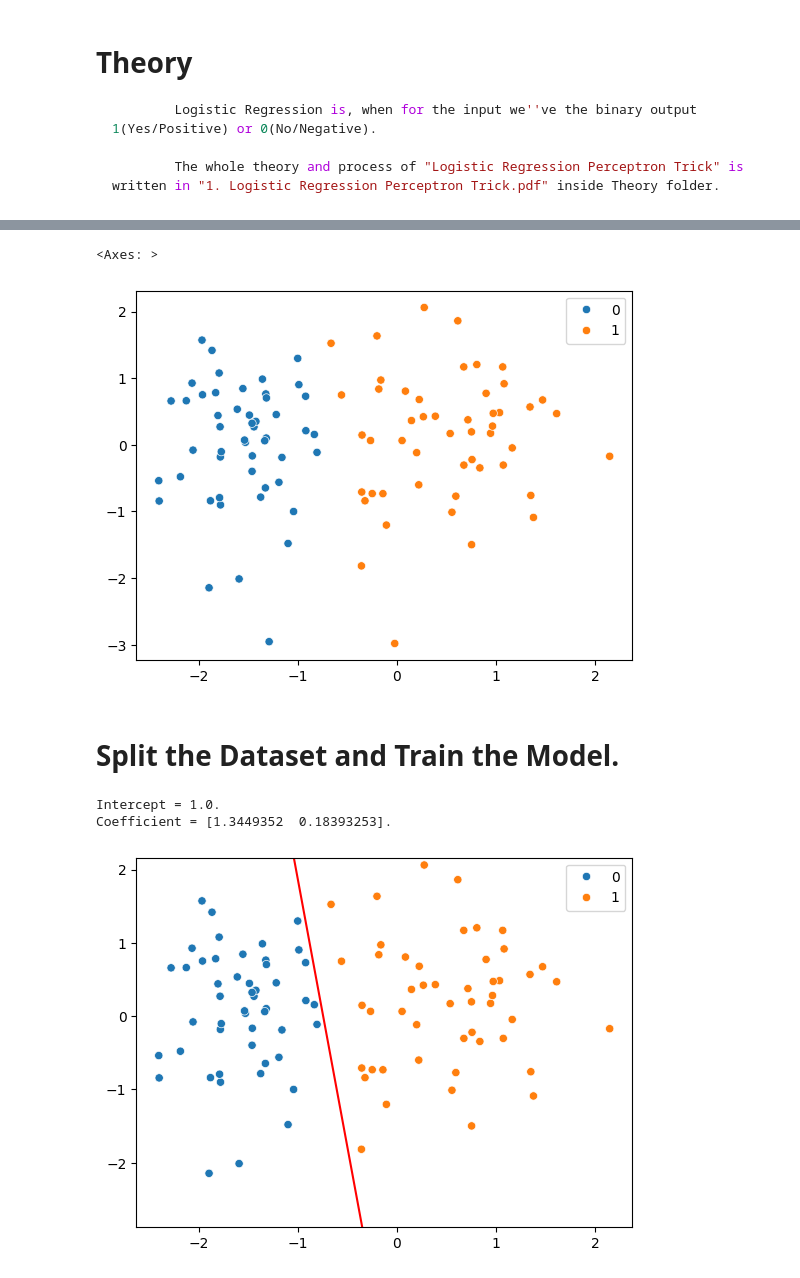
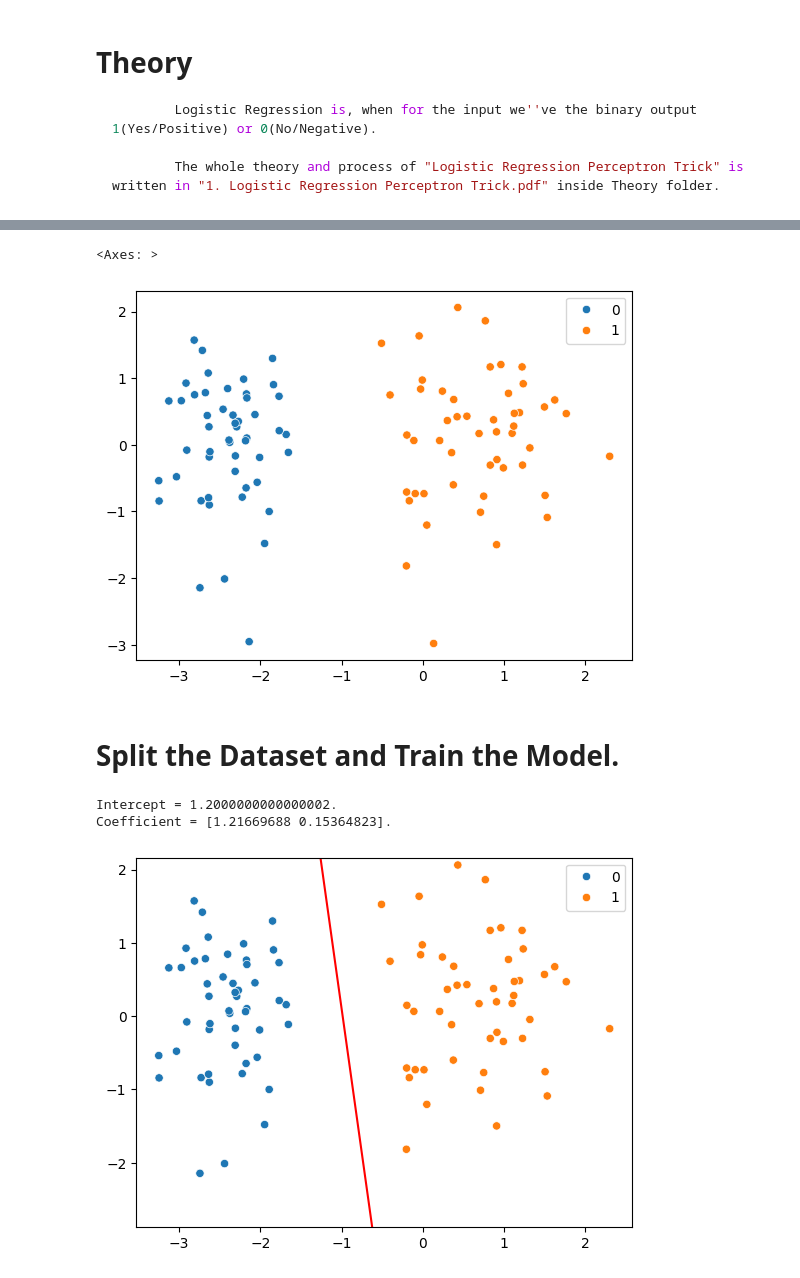
Before and after one commit to speedy1601/Data-Science-Library, a Jupyter notebook: Machine Learning/Logistic Regression/Code/1. Perceptron/Logistic_regression_perceptron_trick.ipynb, the cells around one changed output, grey strips where cells are left out. Saved outputs shown, nothing was run; the diff lists cells and outputs as text; code cells hidden in the pictures.

````diff
--- a/Machine Learning/Logistic Regression/Code/1. Perceptron/Logistic_regression_perceptron_trick.ipynb
+++ b/Machine Learning/Logistic Regression/Code/1. Perceptron/Logistic_regression_perceptron_trick.ipynb
@@ -39,12 +41,12 @@ import matplotlib.pyplot as plt
 # %%
 # X.shape = (100, 2), y.shape = (100). X contains 2 Input columns and y contains 1 Binary(0/1) Output column.
 X, y = make_classification(n_samples=100, n_features=2, n_informative=1, n_redundant=0,
-                           n_classes=2, n_clusters_per_class=1, random_state=41, hypercube=False, class_sep=10)
+                           n_classes=2, n_clusters_per_class=1, random_state=41, hypercube=False, class_sep=15)
 
 sns.scatterplot(x=X[:, 0], y=X[:, 1], hue=y) # scatterplot of x1 and x2 input columns, (x1, x2) points.
 # %% [output]
 <Axes: >
-[figure, old version]
+[figure, new version]
 # %% [markdown]
 #                                   Split the Dataset and Train the Model.
 # %%
@@ -72,38 +74,38 @@ class Logistic_Perceptron: # I didn't put the predict function because campusx d
         self.intercept, self.coeff_ = W[0], W[1:]
 
         print(f"Intercept = {self.intercept}.")
         print(f"Coefficient = {self.coeff_}.")
 
 def main():
     #               Create Dataset, split it for training and testing, fit it to the model.
 
     X, y = make_classification(n_samples=100, n_features=2, n_informative=1, n_redundant=0,
-                               n_classes=2, n_clusters_per_class=1, random_state=41, hypercube=False, class_sep=10)
+                               n_classes=2, n_clusters_per_class=1, random_state=41, hypercube=False, class_sep=15)
 
     x_train, x_test, y_train, y_test = train_test_split(X, y, test_size=0.2, random_state=2) # (80, 2), (20, 2), (80), (20).
 
     lp = Logistic_Perceptron(learning_rate=0.1, epochs=1000) # To see how it works, watch "perceptron.gif".
     lp.fit(x_train, y_train)
 
-    #               Drawing the Boundary Line. (Explained in "2.Logistic Regression Line.pdf" in Theory folder)
+    #               Drawing the Boundary Line. (Explained in "n.Logistic Regression Line.pdf" in Theory folder)
 
     m = -(lp.coeff_[0] / lp.coeff_[1]) # -(A/B)
     b = -(lp.intercept / lp.coeff_[1]) # -(Intercept/B)
 
     x_axis, y_axis = X[:, 0], X[:, 1] # The First Column, the Second Column.
     x_line = np.array([x_axis.min(), x_axis.max()])
     y_line = m * x_line + b
 
     sns.scatterplot(x = x_axis, y = y_axis, hue=y)
     sns.lineplot(x = x_line, y = y_line, color='red')
     plt.ylim((y_axis.min() + 0.1, y_axis.max() + 0.1))
 
 if __name__ == "__main__":
     main()
 # %% [output]
-Intercept = 1.0.
-Coefficient = [1.3449352  0.18393253].
+Intercept = 1.2000000000000002.
+Coefficient = [1.21669688 0.15364823].
-[figure, old version]
+[figure, new version]
 # %% [markdown]
 #                                                       Problems faced
 ```js
````
Also changed, not shown: parts of 2 cells of this notebook, 11 other files.
